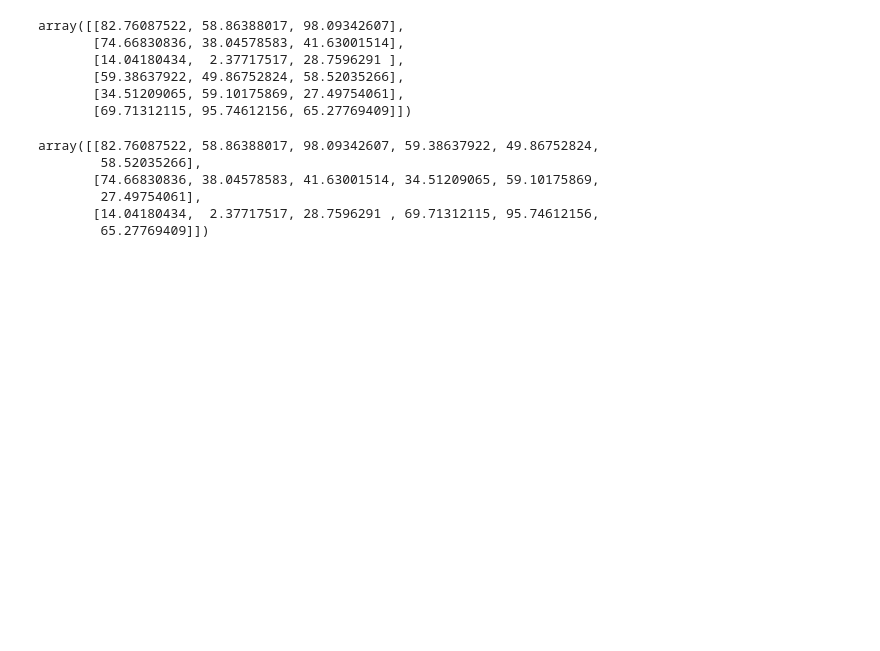
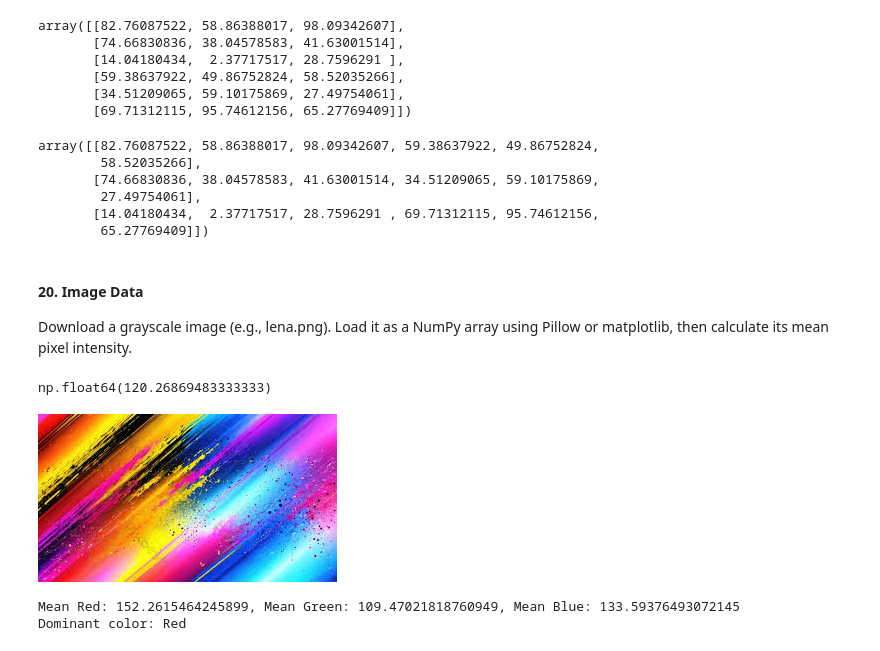
Before and after one commit to KabirKhan1512/SMIT-CDE-Practice, a Jupyter notebook: NumPy/NumPy Assignemnt Solution.ipynb, the cells around one changed output. Drawn from its saved outputs; the diff is of its cells as text; code cells hidden in the pictures; blank space fills up the shorter version.

```diff
--- a/NumPy/NumPy Assignemnt Solution.ipynb
+++ b/NumPy/NumPy Assignemnt Solution.ipynb
@@ -444,3 +444,6 @@ array([[82.76087522, 58.86388017, 98.09342607, 59.38637922, 49.86752824,
         27.49754061],
        [14.04180434,  2.37717517, 28.7596291 , 69.71312115, 95.74612156,
         65.27769409]])
+# %% [markdown]
+#### 20.	Image Data
+Download a grayscale image (e.g., lena.png). Load it as a NumPy array using Pillow or matplotlib, then calculate its mean pixel intensity.
@@ -446,0 +452,30 @@ array([[82.76087522, 58.86388017, 98.09342607, 59.38637922, 49.86752824,
+# %%
+img = Image.open("abc.jpg")
+image = np.array(img)
+image.mean()
+# %% [output]
+np.float64(120.26869483333333)
+# %%
+img1 = Image.open("5.jpg")
+ar = np.array(img1)
+img1
+# %% [output]
+[figure, added]
+# %%
+mean_red = np.mean(ar[:, :, 0])  # Mean for Red channel
+mean_green = np.mean(ar[:, :, 1])  # Mean for Green channel
+mean_blue = np.mean(ar[:, :, 2])  # Mean for Blue channel
+
+# Print mean values
+print(f"Mean Red: {mean_red}, Mean Green: {mean_green}, Mean Blue: {mean_blue}")
+
+# Guess the dominant color based on the highest mean value
+if mean_red > mean_green and mean_red > mean_blue:
+    print("Dominant color: Red")
+elif mean_green > mean_red and mean_green > mean_blue:
+    print("Dominant color: Green")
+else:
+    print("Dominant color: Blue")
+# %% [output]
+Mean Red: 152.2615464245899, Mean Green: 109.47021818760949, Mean Blue: 133.59376493072145
+Dominant color: Red
```
Also changed, not shown: parts of 1 cell of this notebook, 7 other files.
